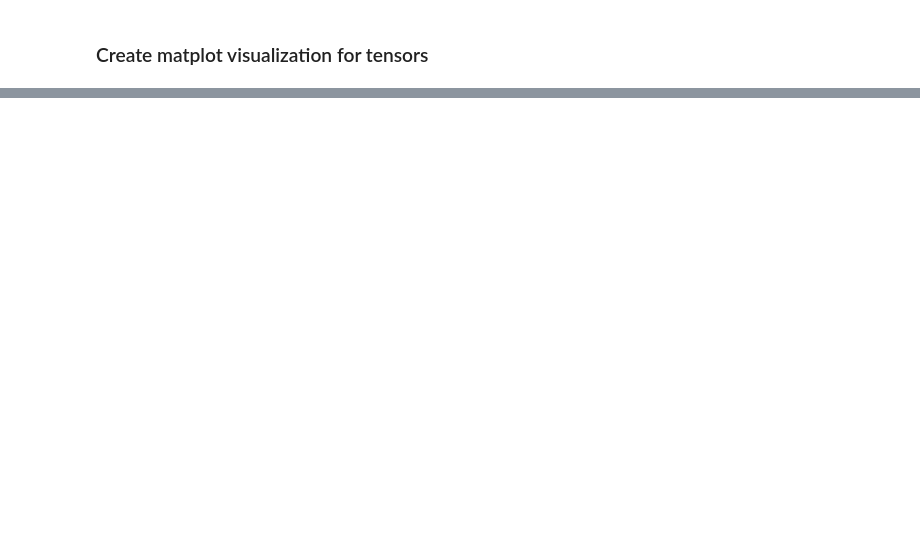
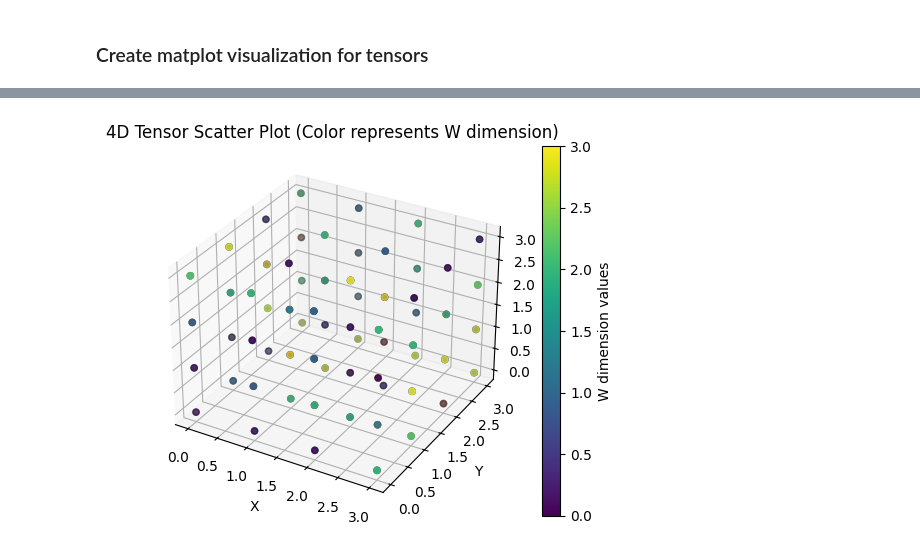
Before and after one commit to pain459/LTF, a Jupyter notebook: practice/00_revision.ipynb, the cells around one changed output, grey strips where cells are left out. Cells and saved outputs as stored; diff of their text form; code cells hidden in the pictures; blank space fills up the shorter version.

```diff
--- a/practice/00_revision.ipynb
+++ b/practice/00_revision.ipynb
@@ -214,0 +241,52 @@ plot_3d_tensor_slices(rank_3, axis=0)
+# %%
+import tensorflow as tf
+import numpy as np
+import matplotlib.pyplot as plt
+from mpl_toolkits.mplot3d import Axes3D
+
+# Create a random 4D tensor
+dimensions = [4, 4, 4, 4]
+random_tensor = tf.random.uniform(dimensions)
+
+# Convert the tensor to a NumPy array
+random_tensor_np = random_tensor.numpy()
+# %%
+# Function to plot a 4D tensor using scatter plot
+def plot_4d_tensor_scatter(tensor):
+    fig = plt.figure()
+    ax = fig.add_subplot(111, projection='3d')
+
+    # Get the dimensions of the tensor
+    w_dim, x_dim, y_dim, z_dim = tensor.shape
+
+    # Create coordinate arrays
+    w, x, y, z = np.indices((w_dim, x_dim, y_dim, z_dim))
+
+    # Flatten the coordinates and tensor values for scatter plot
+    w = w.flatten()
+    x = x.flatten()
+    y = y.flatten()
+    z = z.flatten()
+    values = tensor.flatten()
+
+    # Choose one dimension (e.g., w) to represent by color
+    colors = w
+
+    # Create a scatter plot
+    sc = ax.scatter(x, y, z, c=colors, cmap='viridis')
+
+    # Add color bar
+    plt.colorbar(sc, label='W dimension values')
+
+    # Set labels
+    ax.set_xlabel('X')
+    ax.set_ylabel('Y')
+    ax.set_zlabel('Z')
+    ax.set_title('4D Tensor Scatter Plot (Color represents W dimension)')
+
+    plt.show()
+
+# Plot the 4D tensor
+plot_4d_tensor_scatter(random_tensor_np)
+# %% [output]
+[figure, added]
```
Also changed, not shown: parts of 7 cells of this notebook.
